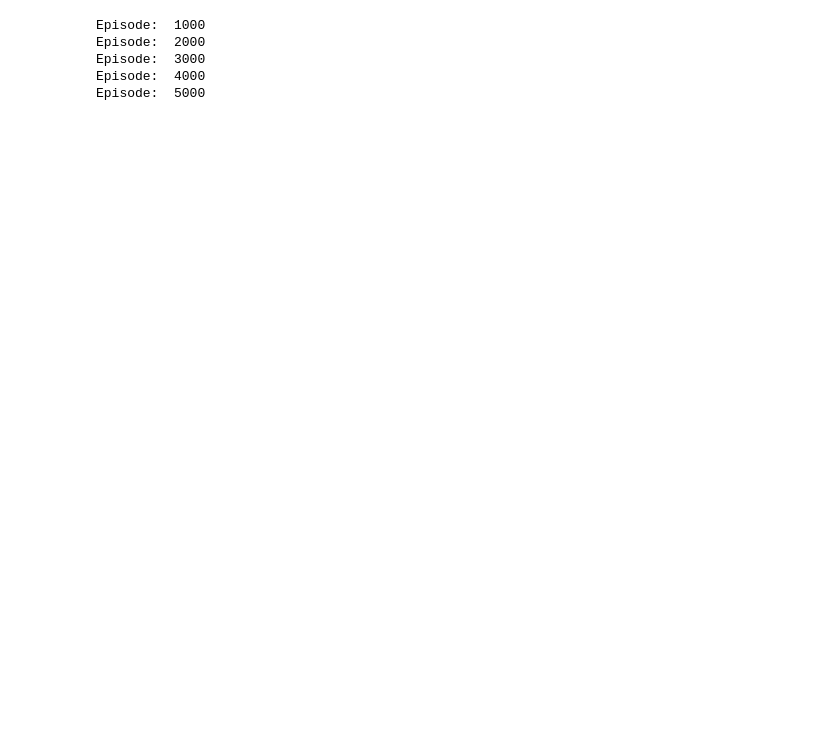
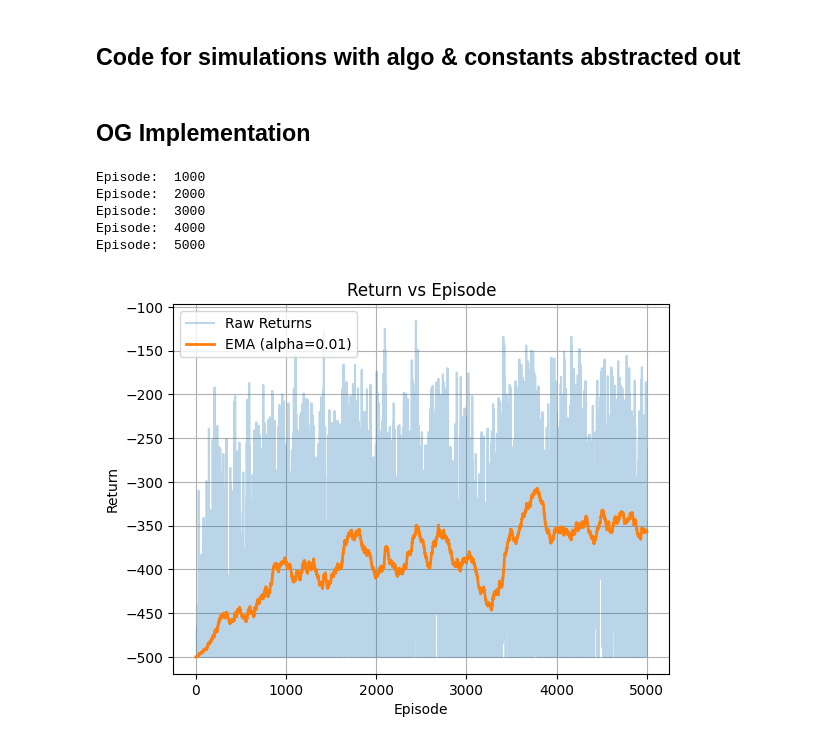
Before and after one commit to Maddy-1111/Reinforcement-Learning, a Jupyter notebook: Assignment 1/Task 2/Task 2.ipynb, the cells around one changed output. Cells and saved outputs as stored; diff of their text form; code cells hidden in the pictures; blank space fills up the shorter version.

```diff
--- a/Assignment 1/Task 2/Task 2.ipynb
+++ b/Assignment 1/Task 2/Task 2.ipynb
@@ -153,6 +154,8 @@ def visualize_policy(Q, episodes=3, max_steps=500, online=False, num_bins=10):
 
     for env in envs:
         env.close()
+# %% [markdown]
+## Code for simulations with algo & constants abstracted out
 # %%
 gamma = 0.99
 episodes=5000
@@ -217,8 +249,12 @@ def rl_agent(algo='SARSA', num_bins=10, eta=0, alpha=0.1, epsilon_start=0.1, eps
+# %% [markdown]
+## OG Implementation
 # %%
 Q_SARSA, Returns_SARSA = rl_agent(algo='SARSA')
+plot_returns(Returns_SARSA, alpha=0.01)
 # %% [output]
 Episode:  1000
 Episode:  2000
 Episode:  3000
 Episode:  4000
 Episode:  5000
+[figure, added]
```
Also changed, not shown: parts of 37 cells of this notebook.
